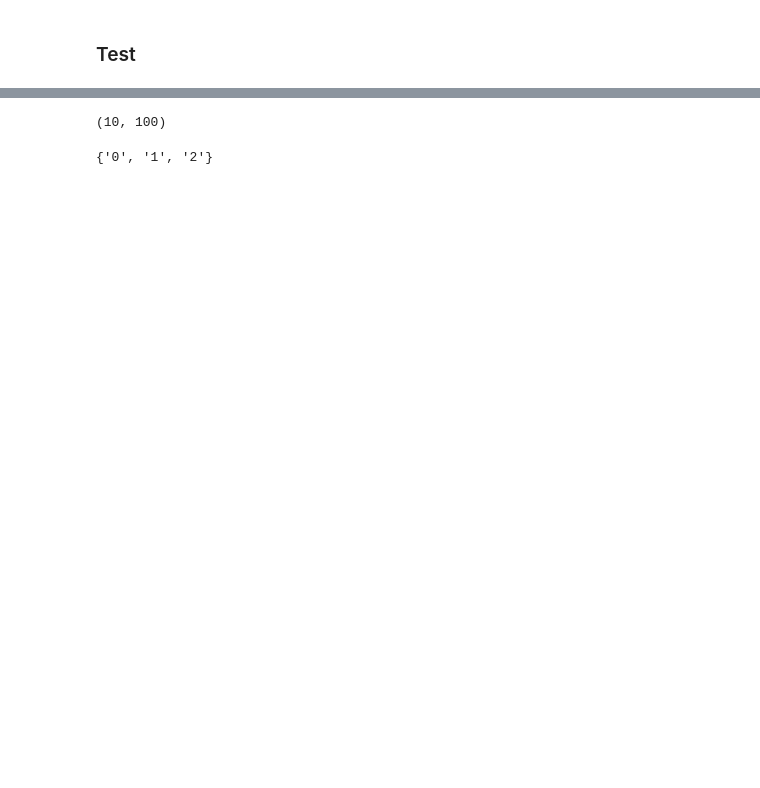
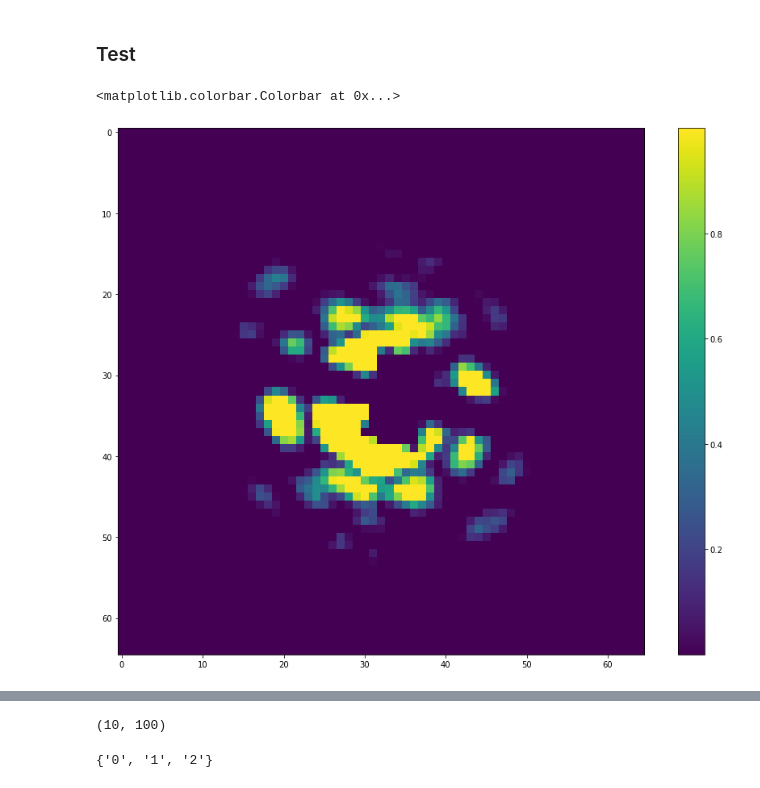
Before and after one commit to carbonscott/speckleNN, a Jupyter notebook: examples/experiments/train.fast.ipynb, the cells around one changed output, grey strips where cells are left out. Drawn from its saved outputs; the diff is of its cells as text; code cells hidden in the pictures; blank space fills up the shorter version.

```diff
--- a/examples/experiments/train.fast.ipynb
+++ b/examples/experiments/train.fast.ipynb
@@ -310,3 +312,13 @@ model_test.init_params(from_timestamp = timestamp_prev)
+# %%
+plt.figure(figsize = (15, 12))
+data = dataset_test[1][0][0]
+vmin = data.mean()
+vmax = vmin + 1 * data.std()
+plt.imshow(data, vmin = vmin, vmax = vmax)
+plt.colorbar()
+# %% [output]
+<matplotlib.colorbar.Colorbar at 0x...>
+[figure, added]
 # %%
 config_tester = ConfigValidator( num_workers = 1,
                                     batch_size  = size_batch,
```
Also changed, not shown: parts of 25 cells of this notebook.
